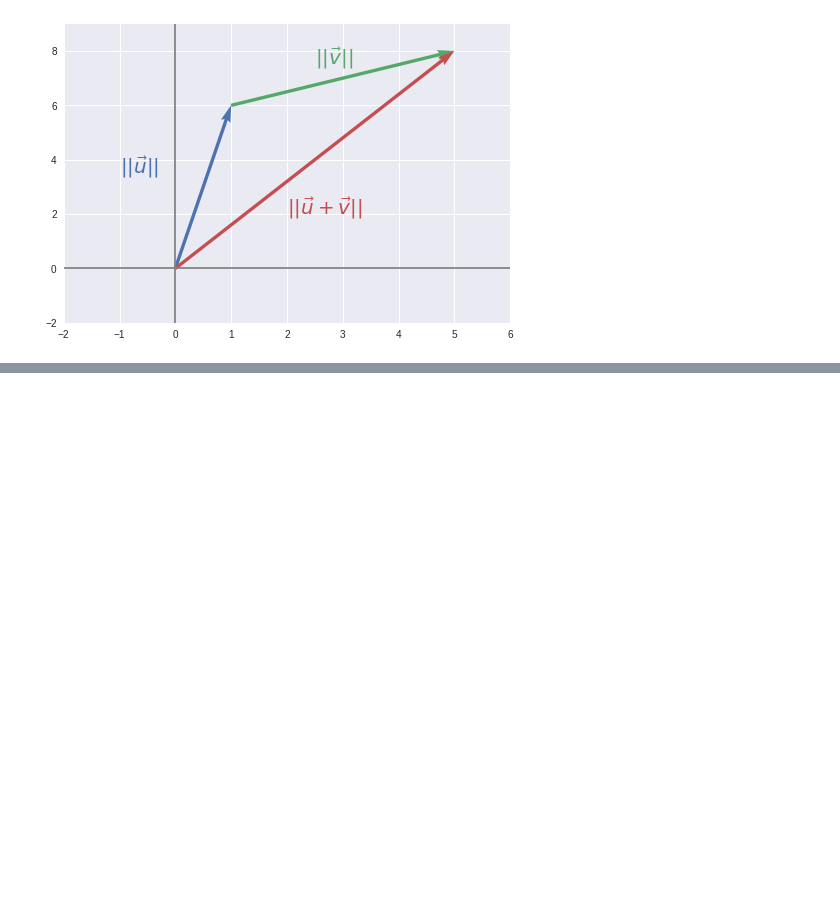
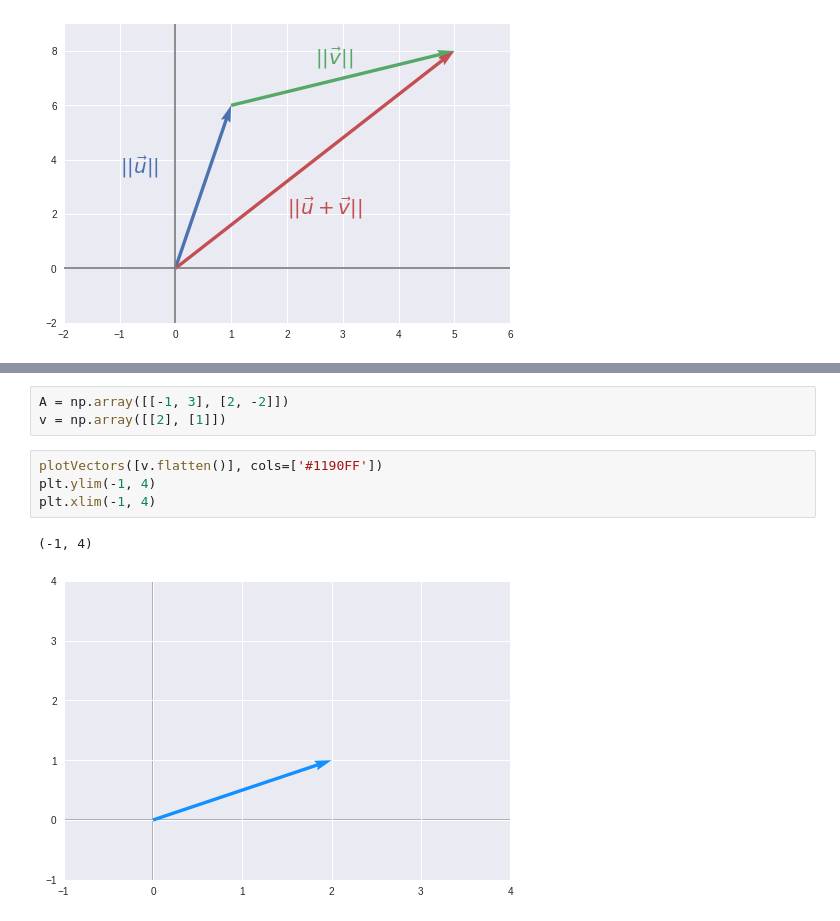
Before and after one commit to DanielhCarranza/Curso-Deep-Learning, a Jupyter notebook: Math_DL.ipynb, the cells around one changed output, grey strips where cells are left out. Saved outputs shown, nothing was run; the diff lists cells and outputs as text; blank space fills up the shorter version.

```diff
--- a/Math_DL.ipynb
+++ b/Math_DL.ipynb
@@ -834,0 +838,10 @@ The squared Euclidean norm is widely used in machine learning partly because it
+# %%
+A = np.array([[-1, 3], [2, -2]])
+v = np.array([[2], [1]])
+# %%
+plotVectors([v.flatten()], cols=['#1190FF'])
+plt.ylim(-1, 4)
+plt.xlim(-1, 4)
+# %% [output]
+(-1, 4)
+[figure, added]
```
Also changed, not shown: parts of 5 cells of this notebook.
